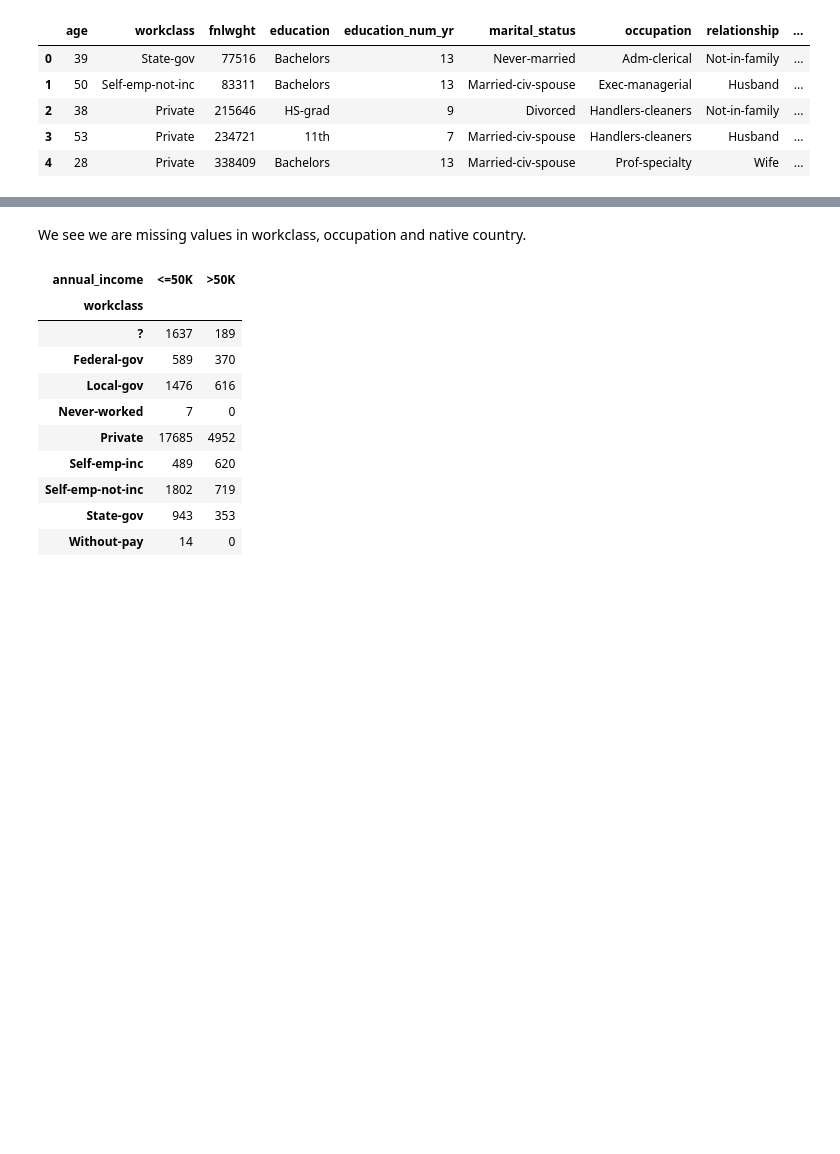
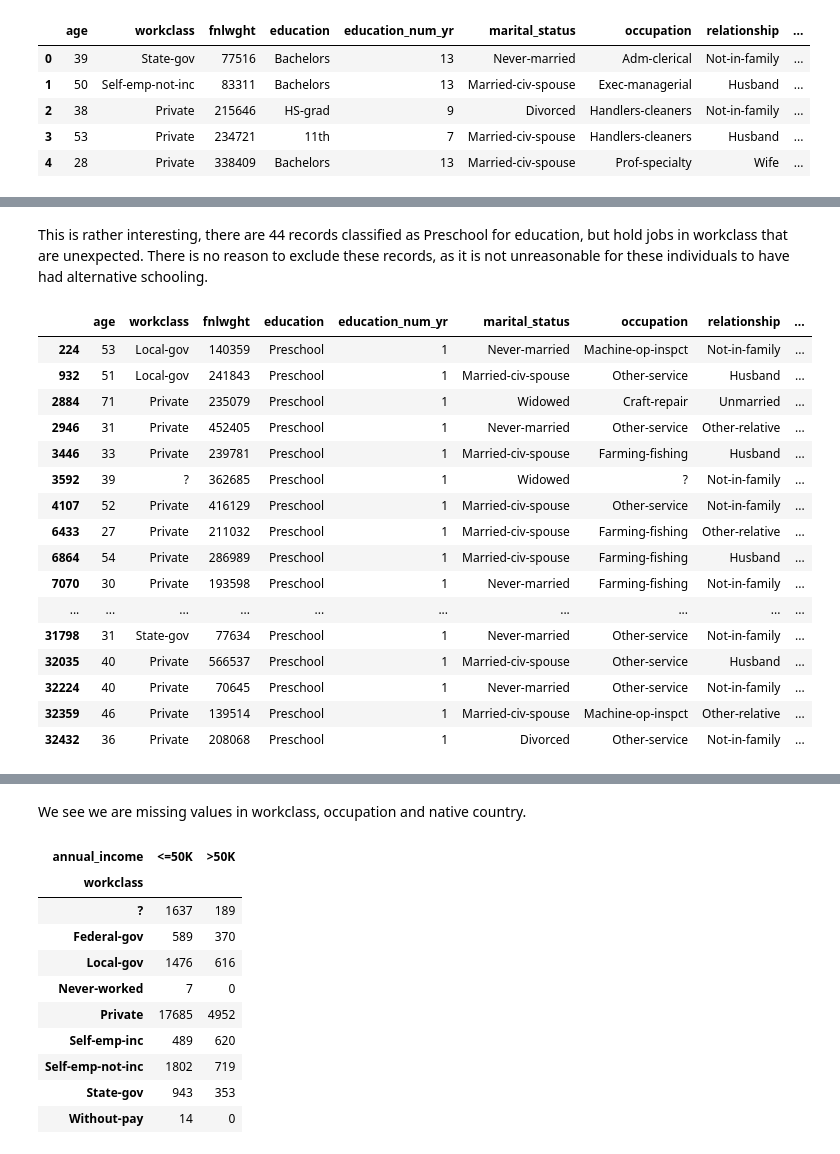
Before and after one commit to andrewmejia600/MSDS7331, a Jupyter notebook: Lab_1_95_census_data.ipynb, the cells around one changed output, grey strips where cells are left out. Drawn from its saved outputs; the diff is of its cells as text; code cells hidden in the pictures; blank space fills up the shorter version.

```diff
--- a/Lab_1_95_census_data.ipynb
+++ b/Lab_1_95_census_data.ipynb
@@ -255,3 +262,25 @@ raw_census_95_data['level_of_employ'] = raw_census_95_data.hours_per_week.apply(
 #https://pandas.pydata.org/pandas-docs/stable/reference/api/pandas.cut.html
 raw_census_95_data['age_range'] = pd.cut(raw_census_95_data.age, [0,17,65,1e6],3,labels=['child','adult','senior'])
 raw_census_95_data['age_range'] = raw_census_95_data.age_range.astype('object')
+# %% [markdown]
+This is rather interesting, there are 44 records classified as Preschool for education, but hold jobs in workclass that are unexpected. There is no reason to exclude these records, as it is not unreasonable for these individuals to have had alternative schooling.
+# %%
+raw_census_95_data[raw_census_95_data.education == 'Preschool']
+# %% [output]
+|  | age | workclass | fnlwght | education | education_num_yr | marital_status | occupation | relationship | ... |
+| 224 | 53 | Local-gov | 140359 | Preschool | 1 | Never-married | Machine-op-inspct | Not-in-family | ... |
+| 932 | 51 | Local-gov | 241843 | Preschool | 1 | Married-civ-spouse | Other-service | Husband | ... |
+| 2884 | 71 | Private | 235079 | Preschool | 1 | Widowed | Craft-repair | Unmarried | ... |
+| 2946 | 31 | Private | 452405 | Preschool | 1 | Never-married | Other-service | Other-relative | ... |
+| 3446 | 33 | Private | 239781 | Preschool | 1 | Married-civ-spouse | Farming-fishing | Husband | ... |
+| 3592 | 39 | ? | 362685 | Preschool | 1 | Widowed | ? | Not-in-family | ... |
+| 4107 | 52 | Private | 416129 | Preschool | 1 | Married-civ-spouse | Other-service | Not-in-family | ... |
+| 6433 | 27 | Private | 211032 | Preschool | 1 | Married-civ-spouse | Farming-fishing | Other-relative | ... |
+| 6864 | 54 | Private | 286989 | Preschool | 1 | Married-civ-spouse | Farming-fishing | Husband | ... |
+| 7070 | 30 | Private | 193598 | Preschool | 1 | Never-married | Farming-fishing | Not-in-family | ... |
+| ... | ... | ... | ... | ... | ... | ... | ... | ... | ... |
+| 31798 | 31 | State-gov | 77634 | Preschool | 1 | Never-married | Other-service | Not-in-family | ... |
+| 32035 | 40 | Private | 566537 | Preschool | 1 | Married-civ-spouse | Other-service | Husband | ... |
+| 32224 | 40 | Private | 70645 | Preschool | 1 | Never-married | Other-service | Not-in-family | ... |
+| 32359 | 46 | Private | 139514 | Preschool | 1 | Married-civ-spouse | Machine-op-inspct | Other-relative | ... |
+| 32432 | 36 | Private | 208068 | Preschool | 1 | Divorced | Other-service | Not-in-family | ... |
```
Also changed, not shown: parts of 23 cells of this notebook.
